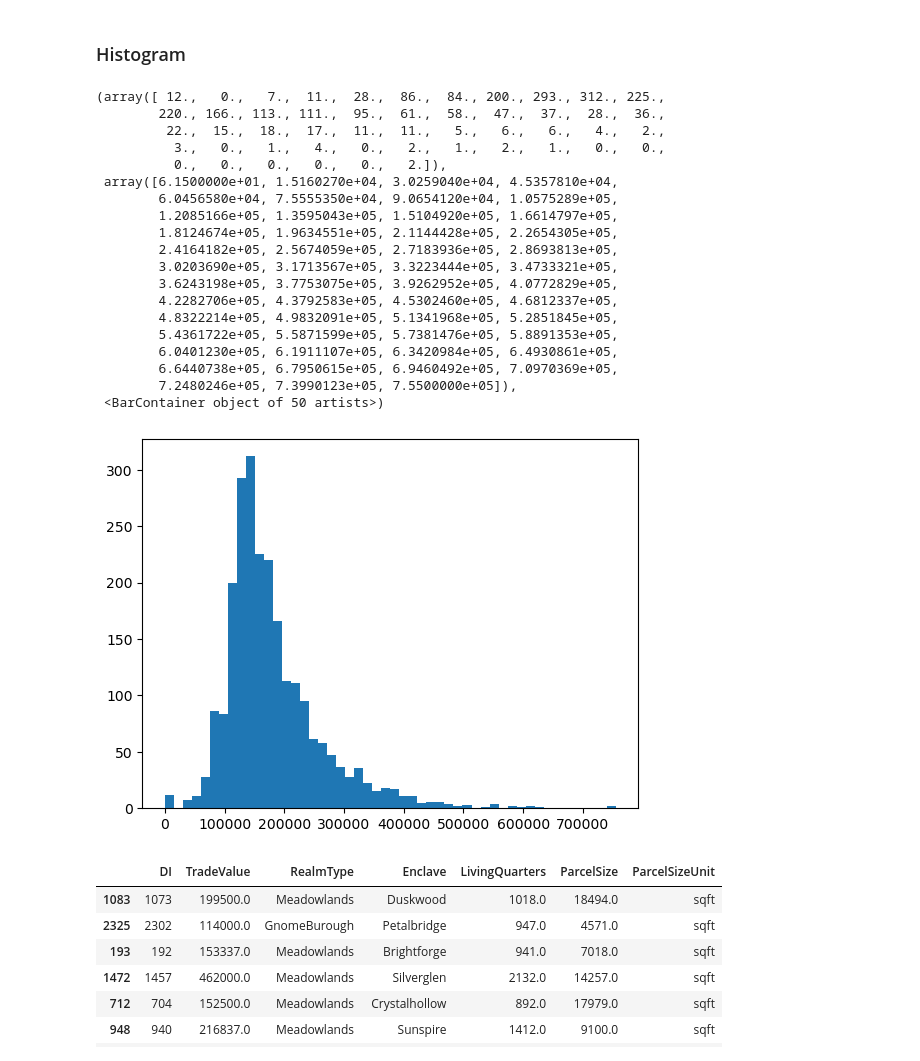
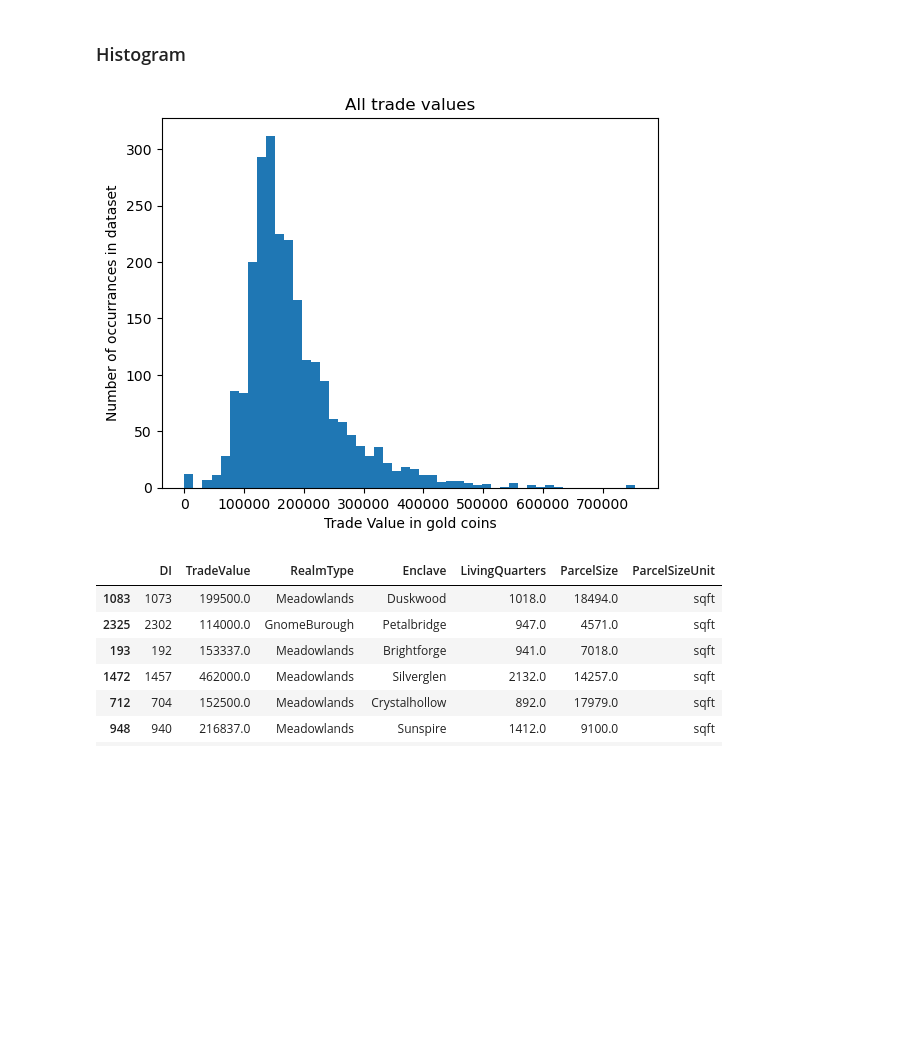
Before and after one commit to RaineScarlett/dsreport, a Jupyter notebook: iteration1.ipynb, the cells around one changed output. Drawn from its saved outputs; the diff is of its cells as text; code cells hidden in the pictures; blank space fills up the shorter version.

Commit message:
Added titles & labels to the histogram & boxplots

```diff
--- a/iteration1.ipynb
+++ b/iteration1.ipynb
@@ -71,27 +75,12 @@ plt.show()
 ### Histogram
 # %%
 plt.hist(df["TradeValue"], bins=50)
+plt.title('All trade values')
+plt.xlabel('Trade Value in gold coins')
+plt.ylabel('Number of occurrances in dataset')
+plt.show()
 # %% [output]
-(array([ 12.,   0.,   7.,  11.,  28.,  86.,  84., 200., 293., 312., 225.,
-        220., 166., 113., 111.,  95.,  61.,  58.,  47.,  37.,  28.,  36.,
-         22.,  15.,  18.,  17.,  11.,  11.,   5.,   6.,   6.,   4.,   2.,
-          3.,   0.,   1.,   4.,   0.,   2.,   1.,   2.,   1.,   0.,   0.,
-          0.,   0.,   0.,   0.,   0.,   2.]),
- array([6.1500000e+01, 1.5160270e+04, 3.0259040e+04, 4.5357810e+04,
-        6.0456580e+04, 7.5555350e+04, 9.0654120e+04, 1.0575289e+05,
-        1.2085166e+05, 1.3595043e+05, 1.5104920e+05, 1.6614797e+05,
-        1.8124674e+05, 1.9634551e+05, 2.1144428e+05, 2.2654305e+05,
-        2.4164182e+05, 2.5674059e+05, 2.7183936e+05, 2.8693813e+05,
-        3.0203690e+05, 3.1713567e+05, 3.3223444e+05, 3.4733321e+05,
-        3.6243198e+05, 3.7753075e+05, 3.9262952e+05, 4.0772829e+05,
-        4.2282706e+05, 4.3792583e+05, 4.5302460e+05, 4.6812337e+05,
-        4.8322214e+05, 4.9832091e+05, 5.1341968e+05, 5.2851845e+05,
-        5.4361722e+05, 5.5871599e+05, 5.7381476e+05, 5.8891353e+05,
-        6.0401230e+05, 6.1911107e+05, 6.3420984e+05, 6.4930861e+05,
-        6.6440738e+05, 6.7950615e+05, 6.9460492e+05, 7.0970369e+05,
-        7.2480246e+05, 7.3990123e+05, 7.5500000e+05]),
- <BarContainer object of 50 artists>)
-[figure, old version]
+[figure, new version]
 # %%
 df.sample(30)
 # %% [output]
```
Also changed, not shown: parts of 3 cells of this notebook.
